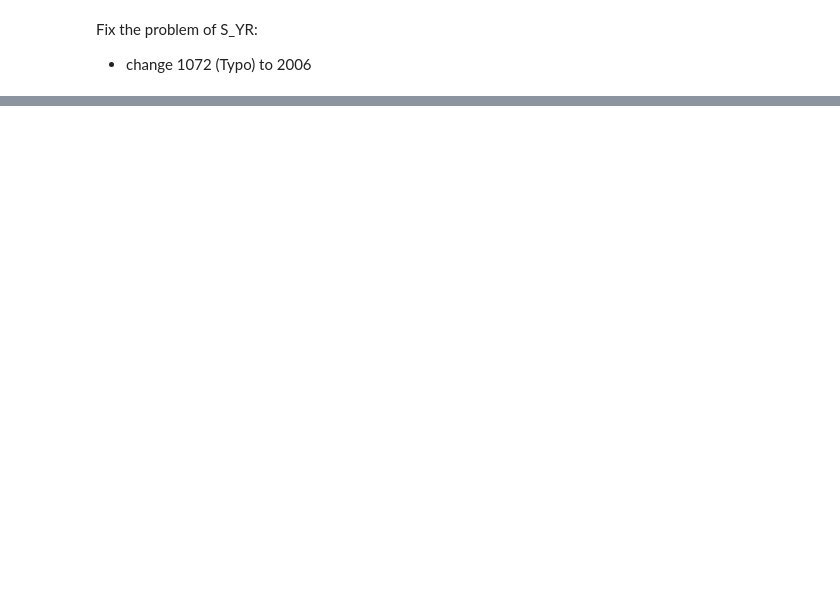
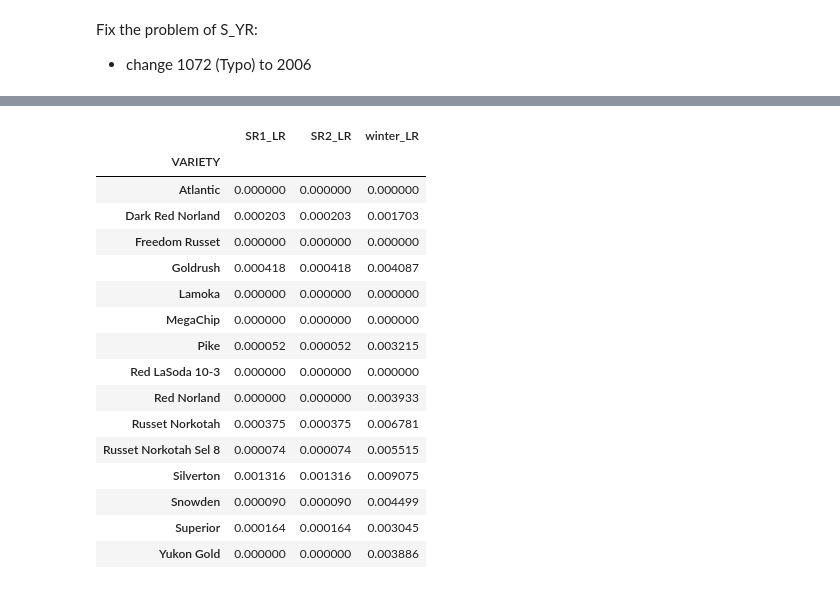
Before and after one commit to solislemuslab/potato-seed-cert, a Jupyter notebook: data_cleaning2.ipynb, the cells around one changed output, grey strips where cells are left out. Cells and saved outputs as stored; diff of their text form; code cells hidden in the pictures; blank space fills up the shorter version.

```diff
--- a/data_cleaning2.ipynb
+++ b/data_cleaning2.ipynb
@@ -213,0 +737,30 @@ frequent_variety
+# %%
+virus_columns = find_virus_columns("LR")
+# if year == "all":
+#     temp = df
+# else:
+#     temp = df[df["S_YR"] == year]
+
+
+temp = df
+frequent_variety = temp["VARIETY"].value_counts()[:15].index.tolist()
+temp = temp[temp["VARIETY"].isin(frequent_variety)].groupby("VARIETY").mean()[virus_columns]
+temp
+# %% [output]
+|  | SR1_LR | SR2_LR | winter_LR |
+| VARIETY |  |  |  |
+| Atlantic | 0.000000 | 0.000000 | 0.000000 |
+| Dark Red Norland | 0.000203 | 0.000203 | 0.001703 |
+| Freedom Russet | 0.000000 | 0.000000 | 0.000000 |
+| Goldrush | 0.000418 | 0.000418 | 0.004087 |
+| Lamoka | 0.000000 | 0.000000 | 0.000000 |
+| MegaChip | 0.000000 | 0.000000 | 0.000000 |
+| Pike | 0.000052 | 0.000052 | 0.003215 |
+| Red LaSoda 10-3 | 0.000000 | 0.000000 | 0.000000 |
+| Red Norland | 0.000000 | 0.000000 | 0.003933 |
+| Russet Norkotah | 0.000375 | 0.000375 | 0.006781 |
+| Russet Norkotah Sel 8 | 0.000074 | 0.000074 | 0.005515 |
+| Silverton | 0.001316 | 0.001316 | 0.009075 |
+| Snowden | 0.000090 | 0.000090 | 0.004499 |
+| Superior | 0.000164 | 0.000164 | 0.003045 |
+| Yukon Gold | 0.000000 | 0.000000 | 0.003886 |
```
Also changed, not shown: parts of 59 cells of this notebook, 5 other files.
